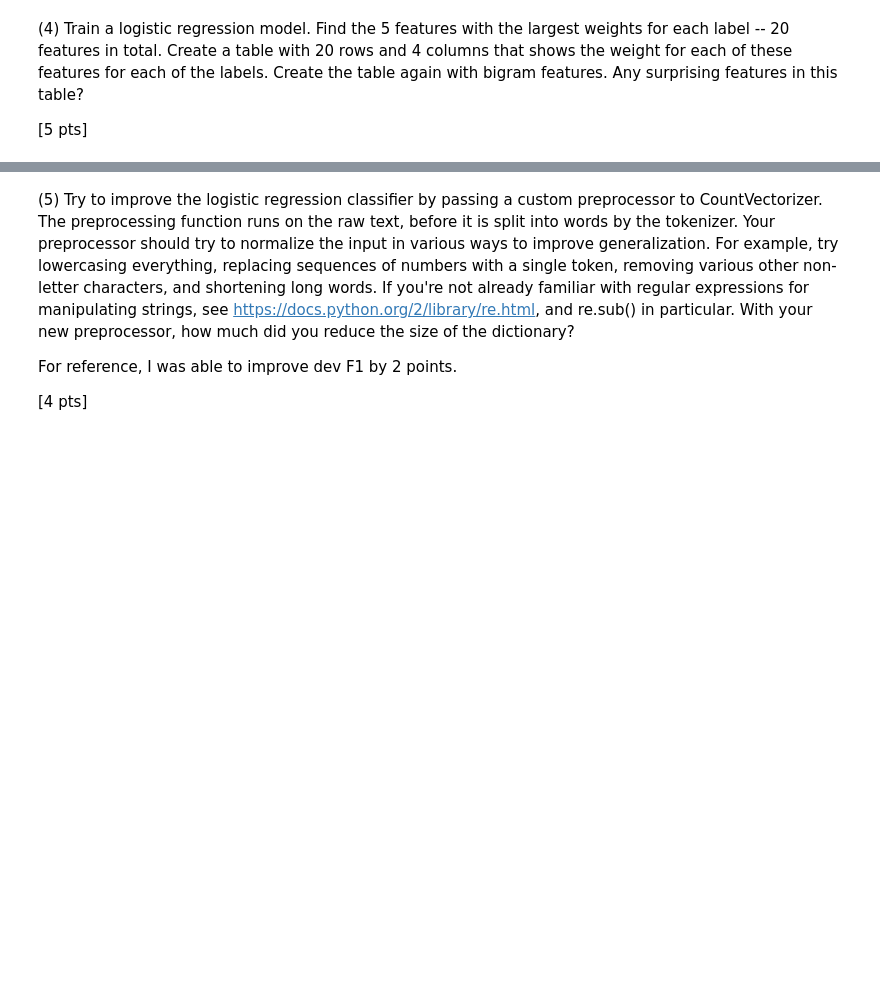
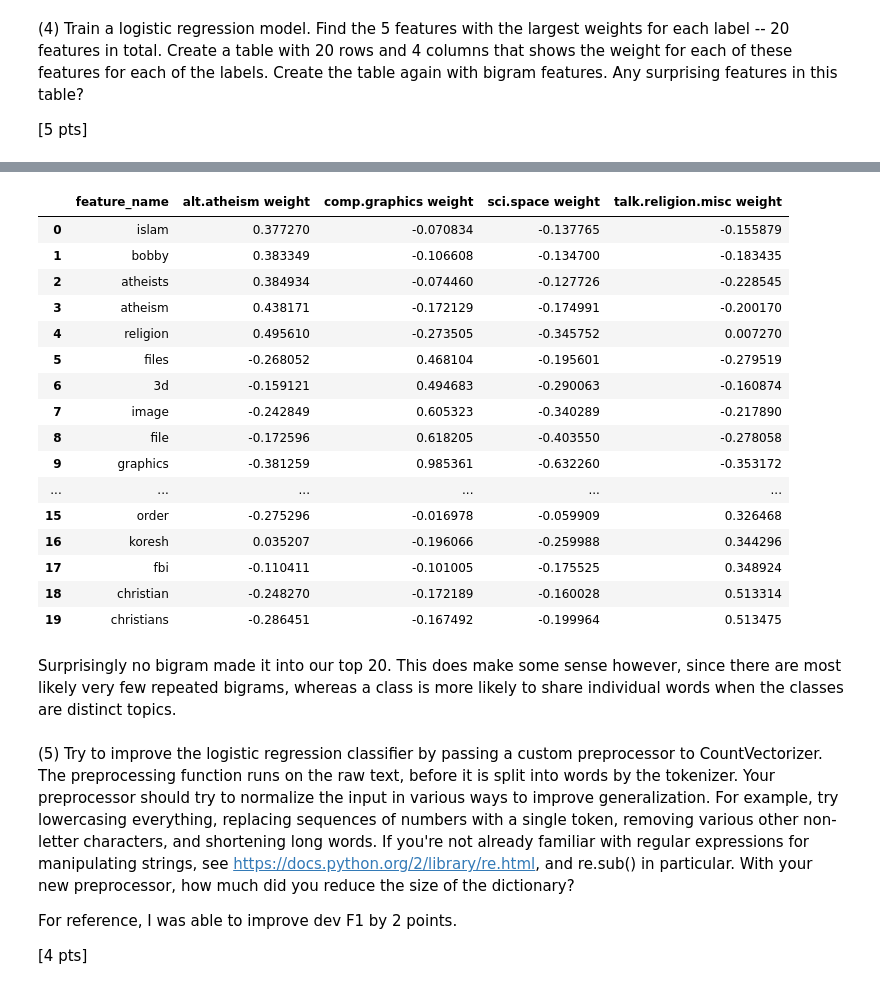
Before and after one commit to cgleach/w207_studentwork, a Jupyter notebook: Clayton_Leach_p2.ipynb, the cells around one changed output, grey strips where cells are left out. Saved outputs shown, nothing was run; the diff lists cells and outputs as text; code cells hidden in the pictures; blank space fills up the shorter version.

```diff
--- a/Clayton_Leach_p2.ipynb
+++ b/Clayton_Leach_p2.ipynb
@@ -227,27 +242,6 @@ b. Any ideas why logistic regression doesn't work as well as Naive Bayes?
 c. Logistic regression estimates a weight vector for each class, which you can access with the coef\_ attribute. Output the sum of the squared weight values for each class for each setting of the C parameter. Briefly explain the relationship between the sum and the value of C.
 
 [4 pts]
-# %%
-# If we use the data sets independently we will get mismatched feature lengths because some words
-# appear in one set, but not in the other.  To solve for this, I first combine the dev and training
-# vocabularys to create a master vocabulary.
-
-test_feature_matrix, test_vectorize = vectorize_analysis(test_data)
-dev_feature_matrix, dev_vectorize = vectorize_analysis(dev_data)
-
-total_vocab={}
-for k,v in test_vectorize.vocabulary_.items():
-    total_vocab[k]=v
-
-for k,v in dev_vectorize.vocabulary_.items():
-    total_vocab[k]=v
-
-no_dupes_vocab = []
-for k,v in total_vocab.items():
-    no_dupes_vocab.append(k)
-
-test_feature_matrix, test_vectorize = tfidf_vectorize_analysis(test_data,vocab = no_dupes_vocab)
-dev_feature_matrix, dev_vectorize = tfidf_vectorize_analysis(dev_data, vocab = no_dupes_vocab)
 # %%
 def knn(k_value,features,labels,dev_features,dev_labels):
     """
@@ -319,3 +550,37 @@ ANSWER:
+# %%
+# Reuse previous function but with ngram_selection specified to include bigrams
+train_feature_matrix_bigrams, train_vectorize_bigrams = vectorize_analysis(train_data,ngram_selection=(1,2))
+
+reordered_feature_map = {}
+for k,v in train_vectorize_bigrams.vocabulary_.items():
+    reordered_feature_map[v] = k
+
+bg_lr_model = LogisticRegression(C=.17)
+bg_lr_model.fit(train_feature_matrix_bigrams, train_labels)
+
+# Use find_important_features function to determine most imporant features from our bigram model
+features_df = find_important_features(bg_lr_model, reordered_feature_map)
+features_df.head(20)
+# %% [output]
+|  | feature_name | alt.atheism weight | comp.graphics weight | sci.space weight | talk.religion.misc weight |
+| 0 | islam | 0.377270 | -0.070834 | -0.137765 | -0.155879 |
+| 1 | bobby | 0.383349 | -0.106608 | -0.134700 | -0.183435 |
+| 2 | atheists | 0.384934 | -0.074460 | -0.127726 | -0.228545 |
+| 3 | atheism | 0.438171 | -0.172129 | -0.174991 | -0.200170 |
+| 4 | religion | 0.495610 | -0.273505 | -0.345752 | 0.007270 |
+| 5 | files | -0.268052 | 0.468104 | -0.195601 | -0.279519 |
+| 6 | 3d | -0.159121 | 0.494683 | -0.290063 | -0.160874 |
+| 7 | image | -0.242849 | 0.605323 | -0.340289 | -0.217890 |
+| 8 | file | -0.172596 | 0.618205 | -0.403550 | -0.278058 |
+| 9 | graphics | -0.381259 | 0.985361 | -0.632260 | -0.353172 |
+| ... | ... | ... | ... | ... | ... |
+| 15 | order | -0.275296 | -0.016978 | -0.059909 | 0.326468 |
+| 16 | koresh | 0.035207 | -0.196066 | -0.259988 | 0.344296 |
+| 17 | fbi | -0.110411 | -0.101005 | -0.175525 | 0.348924 |
+| 18 | christian | -0.248270 | -0.172189 | -0.160028 | 0.513314 |
+| 19 | christians | -0.286451 | -0.167492 | -0.199964 | 0.513475 |
+# %% [markdown]
+Surprisingly no bigram made it into our top 20.  This does make some sense however, since there are most likely very few repeated bigrams, whereas a class is more likely to share individual words when the classes are distinct topics.
 # %% [markdown]
 (5) Try to improve the logistic regression classifier by passing a custom preprocessor to CountVectorizer. The preprocessing function runs on the raw text, before it is split into words by the tokenizer. Your preprocessor should try to normalize the input in various ways to improve generalization. For example, try lowercasing everything, replacing sequences of numbers with a single token, removing various other non-letter characters, and shortening long words. If you're not already familiar with regular expressions for manipulating strings, see https://docs.python.org/2/library/re.html, and re.sub() in particular. With your new preprocessor, how much did you reduce the size of the dictionary?
 
```
Also changed, not shown: parts of 40 cells of this notebook.
